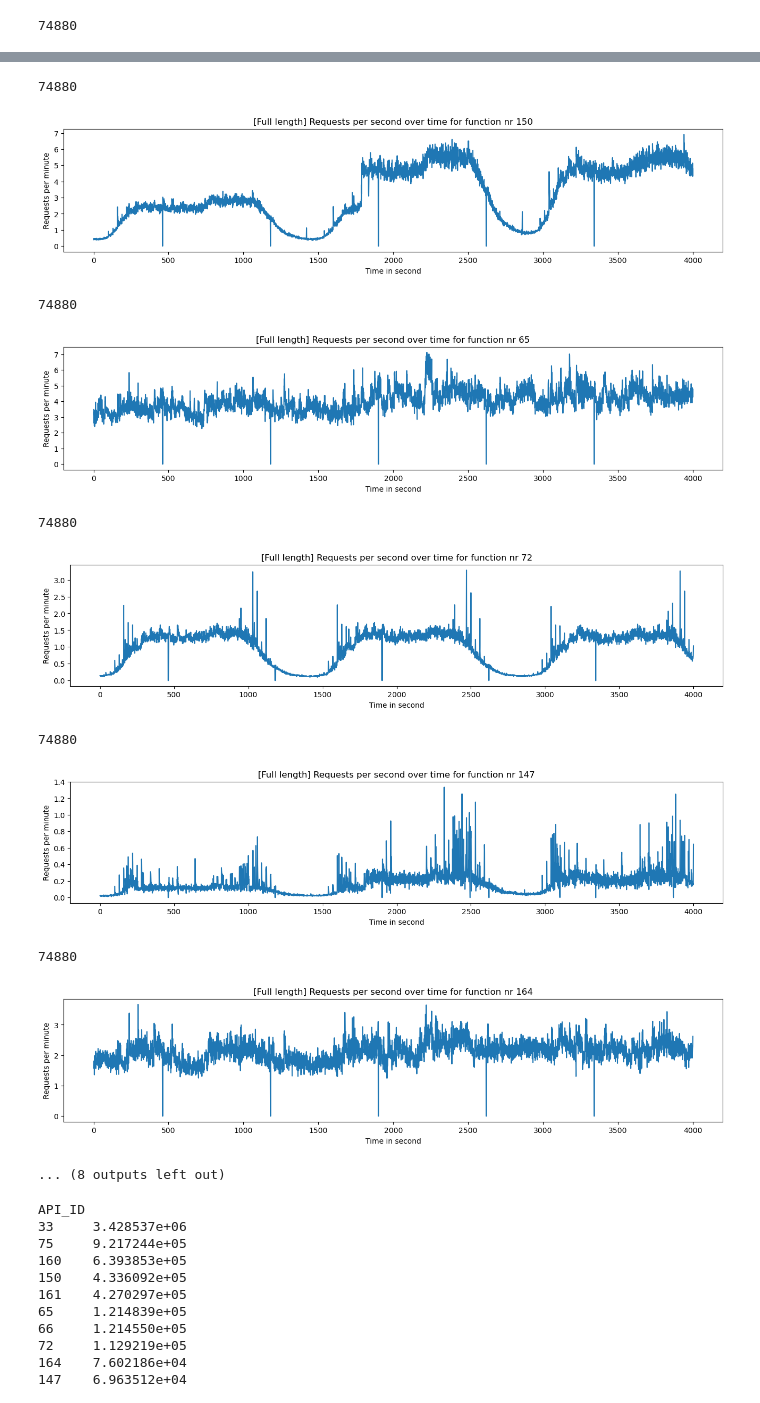
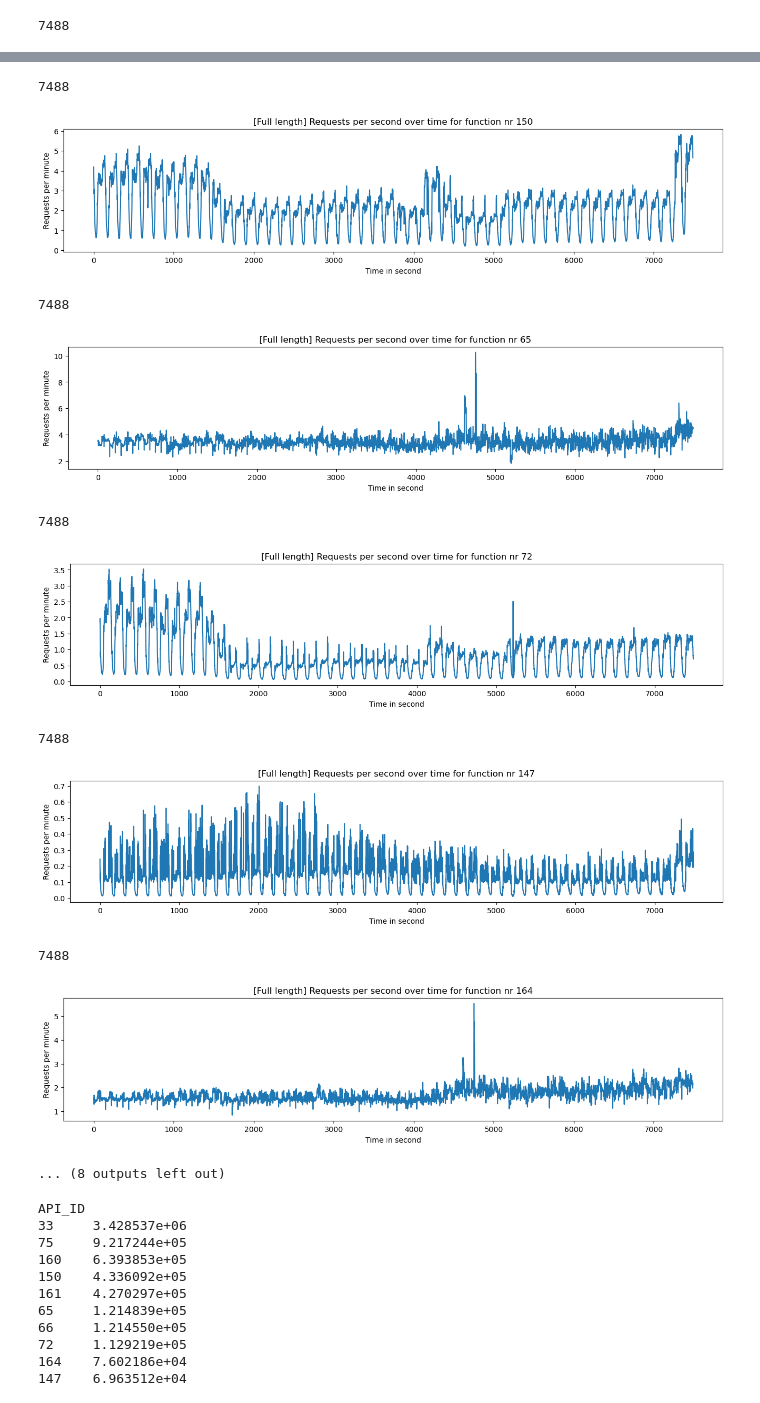
Before and after one commit to conghuhu/container_ts_prediction, a Jupyter notebook: huawei/eda.ipynb, the cells around one changed output, grey strips where cells are left out. Drawn from its saved outputs; the diff is of its cells as text; code cells hidden in the pictures.

```diff
--- a/huawei/eda.ipynb
+++ b/huawei/eda.ipynb
@@ -46,12 +46,12 @@ for API_ID in API_IDS:
     start = 70880
     end = 74880
 
-    plt.plot(cpu_usage[start:end])
+    # plt.plot(cpu_usage[start:end])
     # plt.scatter(time_range, cpu_usage, s=1)
-    # plt.plot(cpu_usage)
+    plt.plot(cpu_usage)
     plt.xlabel('Time in second')
     plt.ylabel('Requests per minute')
     plt.title('[Full length] Requests per second over time for function nr {}'.format(API_ID))
     plt.show()
 # %% [output]
-74880
+7488
@@ -59,13 +59,13 @@ for API_ID in API_IDS:
-74880
+7488
-[figure, old version]
+[figure, new version]
-74880
+7488
-[figure, old version]
+[figure, new version]
-74880
+7488
-[figure, old version]
+[figure, new version]
-74880
+7488
-[figure, old version]
+[figure, new version]
-74880
+7488
-[figure, old version]
+[figure, new version]
 ... (8 outputs left out)
 # %%
 # 计算每个API_ID的平均请求数
```
Also changed, not shown: parts of 2 cells of this notebook, 52 other files.
